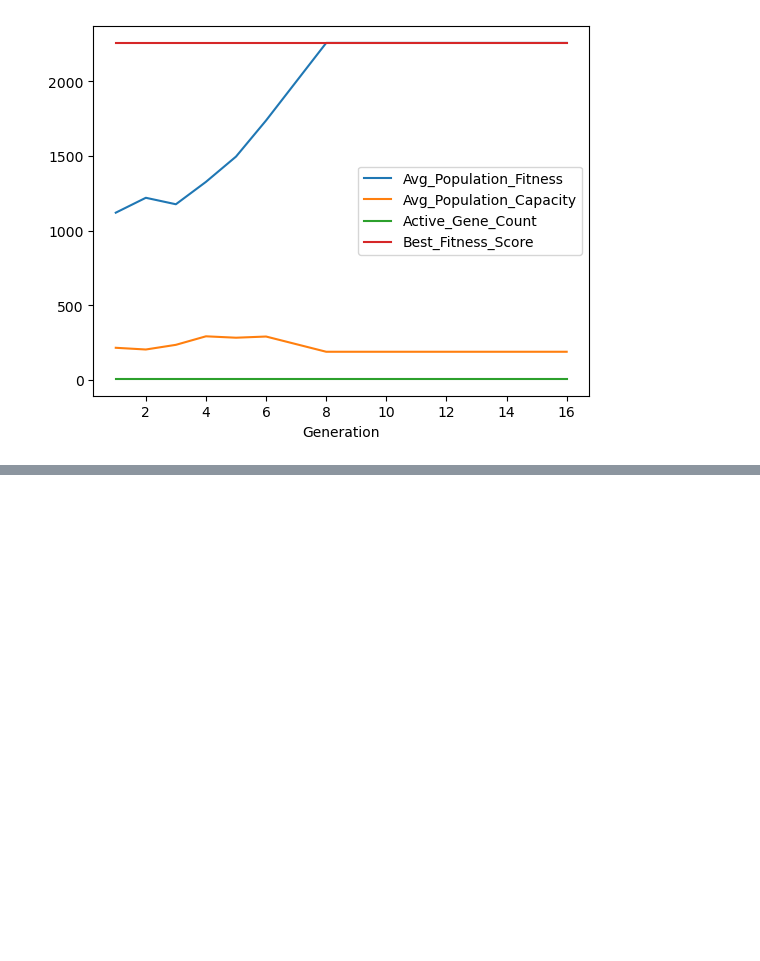
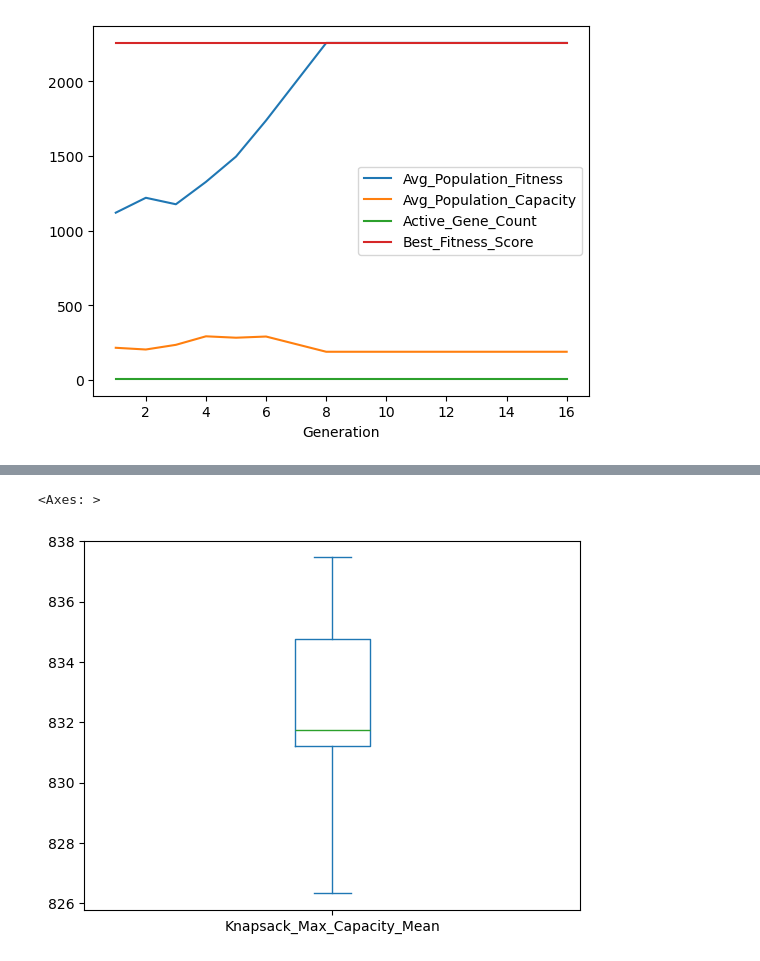
Before and after one commit to ajay-naidu-96/GeneticAlgo, a Jupyter notebook: notebooks/TheFancyStuff.ipynb, the cells around one changed output, grey strips where cells are left out. Cells and saved outputs as stored; diff of their text form; code cells hidden in the pictures; blank space fills up the shorter version.

```diff
--- a/notebooks/TheFancyStuff.ipynb
+++ b/notebooks/TheFancyStuff.ipynb
@@ -113,0 +182,5 @@ np.float64(6980.0)
+# %%
+summary.plot.box(x='Pop_Size', y=['Knapsack_Max_Capacity_Mean'])
+# %% [output]
+<Axes: >
+[figure, added]
```
Also changed, not shown: parts of 11 cells of this notebook, 3 other files.
